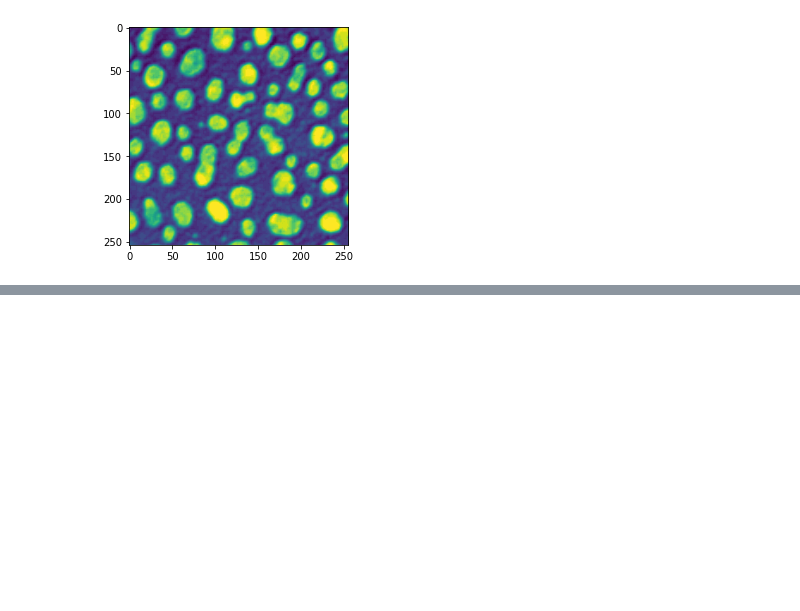
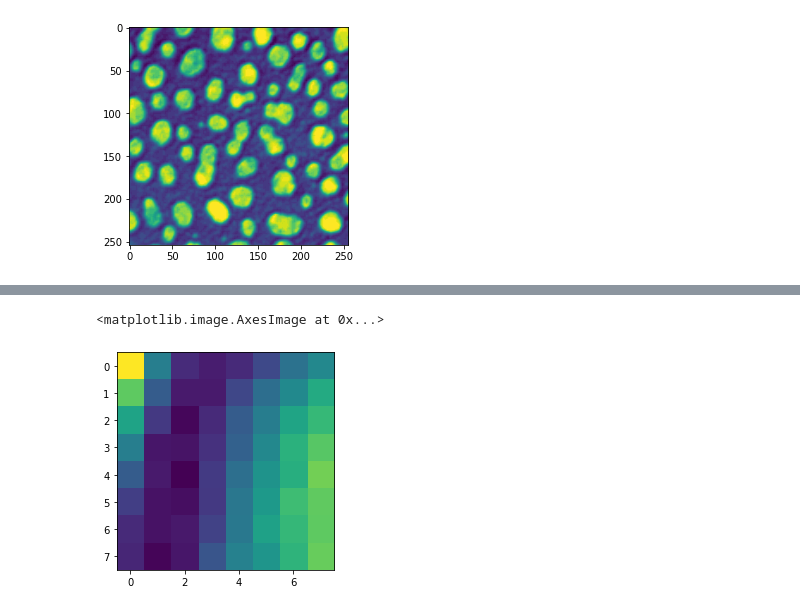
Before and after one commit to BadPrograms/Sanger-s-Optimized, a Jupyter notebook: Sanger's_rule(General_Hebbian_Algorithm).ipynb, the cells around one changed output, grey strips where cells are left out. Drawn from its saved outputs; the diff is of its cells as text; code cells hidden in the pictures; blank space fills up the shorter version.

```diff
--- a/Sanger's_rule(General_Hebbian_Algorithm).ipynb
+++ b/Sanger's_rule(General_Hebbian_Algorithm).ipynb
@@ -167,0 +209,11 @@ plt.imshow(a-recon_im(wei,8,coefs,0))
+# %%
+
+coefs=coef(imarray,10,wei,i,j)
+a=np.zeros((8,8))
+for _ in range(10):
+  a+=normalize(recon_im(wei,coefs,_))
+
+plt.imshow(a)
+# %% [output]
+<matplotlib.image.AxesImage at 0x...>
+[figure, added]
```
Also changed, not shown: parts of 19 cells of this notebook.
